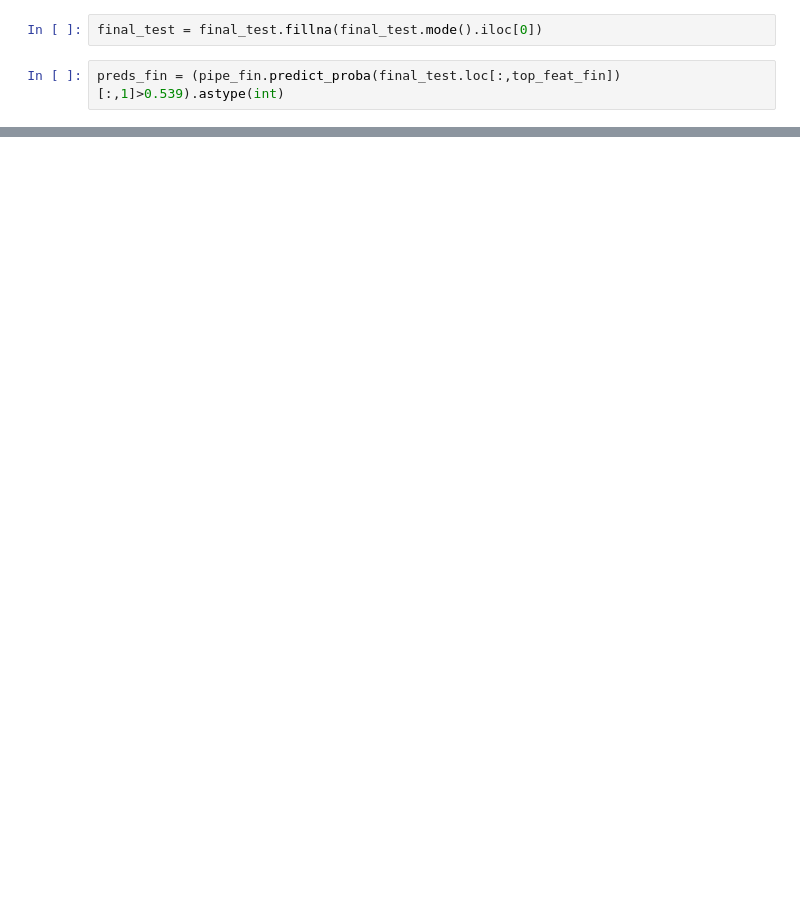
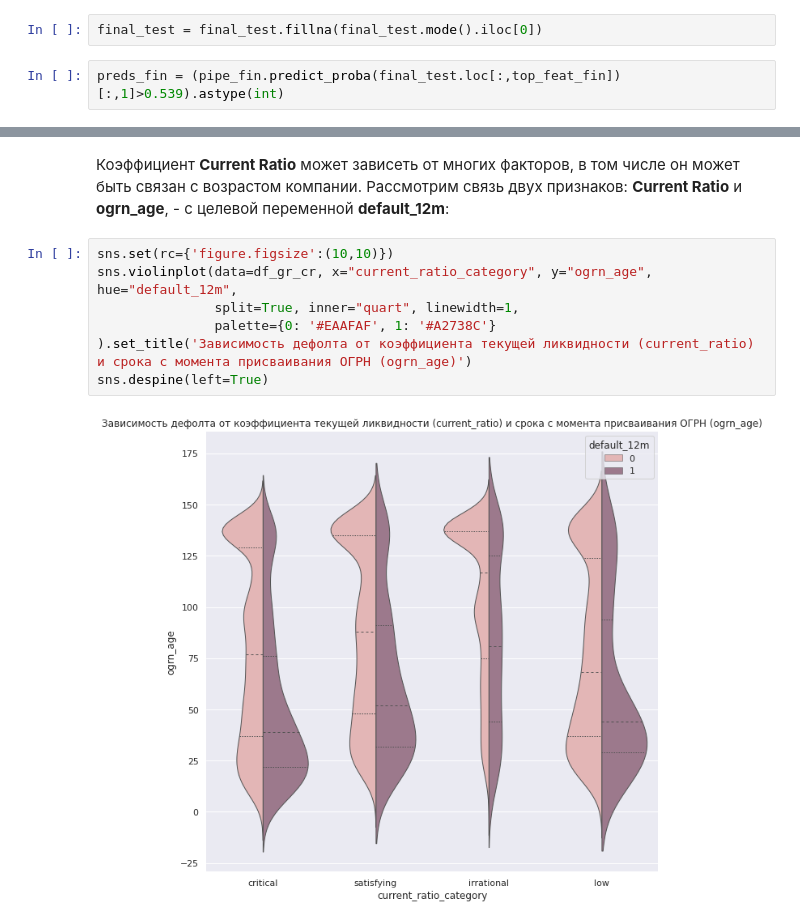
Before and after one commit to Stuksus/Hackaton_SBER, a Jupyter notebook: Final_file_for_hackaton_sber.ipynb, the cells around one changed output, grey strips where cells are left out. Saved outputs shown, nothing was run; the diff lists cells and outputs as text; blank space fills up the shorter version.

```diff
--- a/Final_file_for_hackaton_sber.ipynb
+++ b/Final_file_for_hackaton_sber.ipynb
@@ -1273,0 +1576,11 @@ sum(preds_fin)
+# %% [markdown]
+Коэффициент **Current Ratio** может зависеть от многих факторов, в том числе он может быть связан с возрастом компании. Рассмотрим связь двух признаков: **Current Ratio** и **ogrn_age**, - с целевой переменной **default_12m**:
+# %%
+sns.set(rc={'figure.figsize':(10,10)})
+sns.violinplot(data=df_gr_cr, x="current_ratio_category", y="ogrn_age", hue="default_12m",
+               split=True, inner="quart", linewidth=1,
+               palette={0: '#EAAFAF', 1: '#A2738C'}
+).set_title('Зависимость дефолта от коэффициента текущей ликвидности (current_ratio) и срока с момента присваивания ОГРН (ogrn_age)')
+sns.despine(left=True)
+# %% [output]
+[figure, added]
```
Also changed, not shown: parts of 117 cells of this notebook.
